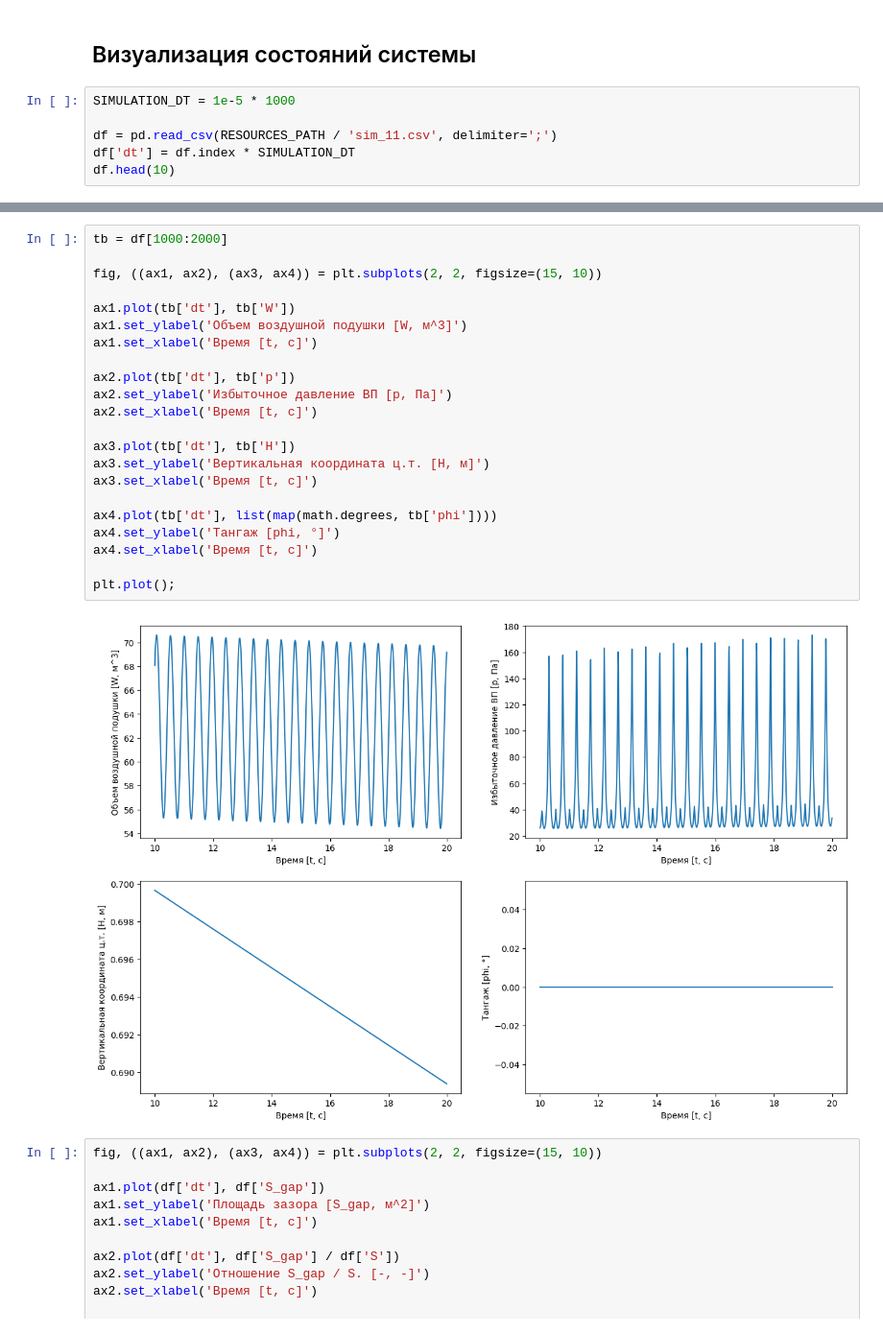
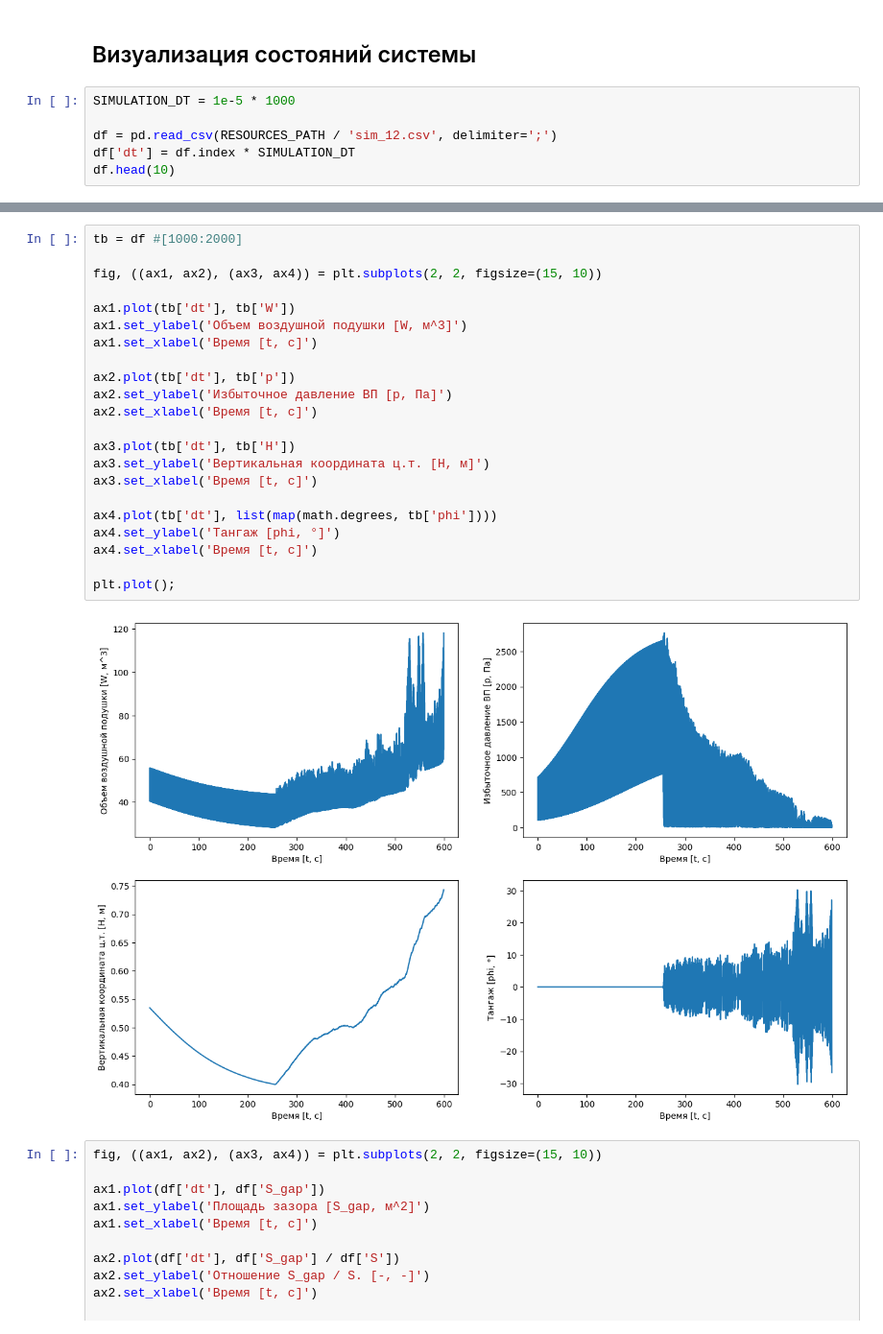
Before and after one commit to shustrov38/jubilant-bassoon, a Jupyter notebook: scripts/approx.ipynb, the cells around one changed output, grey strips where cells are left out. Shown at 96% size. Drawn from its saved outputs; the diff is of its cells as text.

```diff
--- a/scripts/approx.ipynb
+++ b/scripts/approx.ipynb
@@ -167,7 +167,7 @@ print(f'{popt[0]} + {popt[1]} * np.exp({popt[2]} * x)')
 # %%
 SIMULATION_DT = 1e-5 * 1000
 
-df = pd.read_csv(RESOURCES_PATH / 'sim_11.csv', delimiter=';')
+df = pd.read_csv(RESOURCES_PATH / 'sim_12.csv', delimiter=';')
 df['dt'] = df.index * SIMULATION_DT
 df.head(10)
 # %% [output]
@@ -194,27 +194,27 @@ plt.plot();
 # %%
-tb = df[1000:2000]
+tb = df #[1000:2000]
 
 fig, ((ax1, ax2), (ax3, ax4)) = plt.subplots(2, 2, figsize=(15, 10))
 
 ax1.plot(tb['dt'], tb['W'])
 ax1.set_ylabel('Объем воздушной подушки [W, м^3]')
 ax1.set_xlabel('Время [t, с]')
 
 ax2.plot(tb['dt'], tb['p'])
 ax2.set_ylabel('Избыточное давление ВП [p, Па]')
 ax2.set_xlabel('Время [t, с]')
 
 ax3.plot(tb['dt'], tb['H'])
 ax3.set_ylabel('Вертикальная координата ц.т. [H, м]')
 ax3.set_xlabel('Время [t, с]')
 
 ax4.plot(tb['dt'], list(map(math.degrees, tb['phi'])))
 ax4.set_ylabel('Тангаж [phi, °]')
 ax4.set_xlabel('Время [t, с]')
 
 plt.plot();
 # %% [output]
-[figure, old version]
+[figure, new version]
 # %%
 fig, ((ax1, ax2), (ax3, ax4)) = plt.subplots(2, 2, figsize=(15, 10))
 
```
Also changed, not shown: parts of 2 cells of this notebook, 4 other files.
